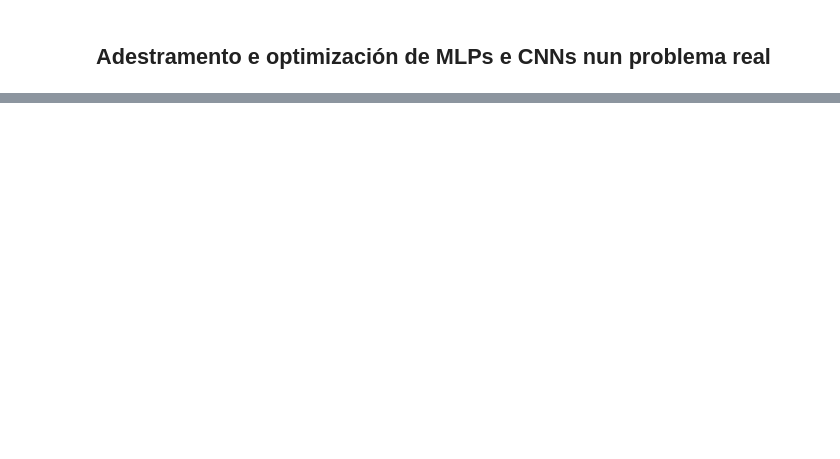
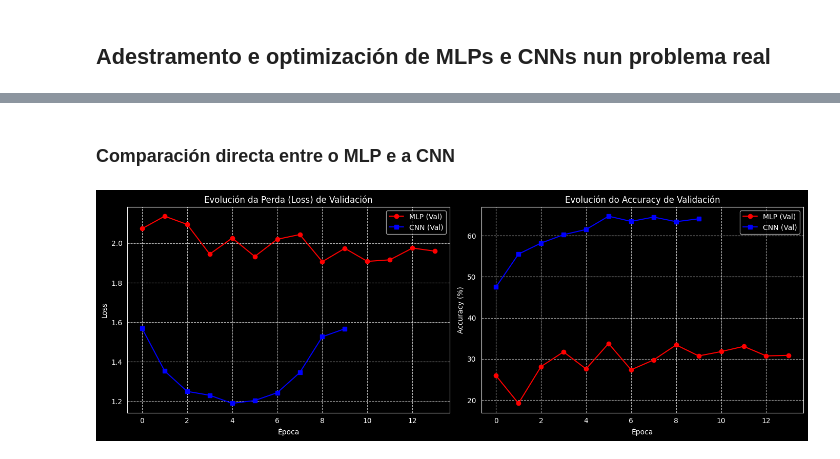
Before and after one commit to Louiscata/Aprendizaje-Autom-tico, a Jupyter notebook: P3/convolucionalineitor.ipynb, the cells around one changed output, grey strips where cells are left out. Cells and saved outputs as stored; diff of their text form; code cells hidden in the pictures; blank space fills up the shorter version.

```diff
--- a/P3/convolucionalineitor.ipynb
+++ b/P3/convolucionalineitor.ipynb
@@ -263,8 +269,8 @@ Forma del tensor de imágenes (batch_size, canales, alto, ancho): torch.Size([8,
 import torch.optim as optim
 
 device = torch.device("cuda" if torch.cuda.is_available() else "cpu")
-print(f"Adestrando con {device}")
 
+# 76800 neuronas de entrada porque as imaxes teñen un tamaño de 160 * 160 píxeles e 3 valores de RGB en cada un
 mlp_model = MLP(input_neurons=76800, output_neurons=10, hidden_layers=[128, 64]).to(device)
 
 loss_fn = nn.CrossEntropyLoss()
@@ -279,10 +285,10 @@ best_val_loss = float('inf')
 patience_counter = 0
 best_mlp_wts = copy.deepcopy(mlp_model.state_dict())
 
-print("--- Iniciando adestramento do MLP ---")
+print("--- Adestramento do MLP ---")
 for epoch in range(max_epochs):
     # Adestramos e avaliamos
-    train_loss = train(train_loader, mlp_model, loss_fn, optimizer_mlp, device)
+    train_loss = train(train_loader, mlp_model, loss_fn, optimizer_mlp, device, log=True)
     val_loss, val_acc = evaluate(val_loader, mlp_model, loss_fn, device)
 
     mlp_val_losses.append(val_loss)
@@ -291,6 +297,8 @@ for epoch in range(max_epochs):
     print(f"Época {epoch+1:02d} | Train Loss: {train_loss:.4f} | Val Loss: {val_loss:.4f} | Val Acc: {val_acc:.2f}%")
 
     # Early Stopping
+    # Se non houbo mellora de loss, a paciencia se reduce
+    # Cando a paciencia chegue a cero, detense o adestramento por épocas
     if val_loss < best_val_loss:
         best_val_loss = val_loss
         patience_counter = 0
@@ -298,7 +306,7 @@ for epoch in range(max_epochs):
     else:
         patience_counter += 1
         if patience_counter >= patience:
-            print(f"-> Parada temperá na época {epoch+1}!")
+            print(f"-> Produciuse early stopping na época {epoch+1}!")
             break
 
 # Restauramos os mellores pesos obtidos
@@ -325,5 +335,5 @@ MLP adestrado e mellor modelo cargado.
 # %%
-# 1. Instanciamos a CNN
+# Instanciamos a CNN
 cnn_model = CNN(input_channels=3,
                 conv_layers=3,
                 first_conv_filters=16,
@@ -342,9 +352,10 @@ best_val_loss = float('inf')
 patience_counter = 0
 best_cnn_wts = copy.deepcopy(cnn_model.state_dict())
 
+# Bucle análogo ao do MLP
 print("--- Iniciando adestramento da CNN ---")
 for epoch in range(max_epochs):
-    train_loss = train(train_loader, cnn_model, loss_fn, optimizer_cnn, device)
+    train_loss = train(train_loader, cnn_model, loss_fn, optimizer_cnn, device, log=True)
     val_loss, val_acc = evaluate(val_loader, cnn_model, loss_fn, device)
 
     cnn_val_losses.append(val_loss)
@@ -359,7 +370,7 @@ for epoch in range(max_epochs):
     else:
         patience_counter += 1
         if patience_counter >= patience:
-            print(f"-> Parada temperá na época {epoch+1}!")
+            print(f"-> Early Stopping na época {epoch+1}!")
             break
 
 cnn_model.load_state_dict(best_cnn_wts)
@@ -379 +395,30 @@ print("CNN adestrada e mellor modelo cargado.")
 CNN adestrada e mellor modelo cargado.
+# %% [markdown]
+### Comparación directa entre o MLP e a CNN
+# %%
+import matplotlib.pyplot as plt
+
+fig, (ax1, ax2) = plt.subplots(1, 2, figsize=(14, 5))
+
+# Gráfica de Loss
+ax1.plot(mlp_val_losses, label='MLP (Val)', color='red', marker='o')
+ax1.plot(cnn_val_losses, label='CNN (Val)', color='blue', marker='s')
+ax1.set_title('Evolución da Perda (Loss) de Validación')
+ax1.set_xlabel('Época')
+ax1.set_ylabel('Loss')
+ax1.legend()
+ax1.grid(True, linestyle='--', alpha=0.7)
+
+# Gráfica de Accuracy
+ax2.plot(mlp_val_accs, label='MLP (Val)', color='red', marker='o')
+ax2.plot(cnn_val_accs, label='CNN (Val)', color='blue', marker='s')
+ax2.set_title('Evolución do Accuracy de Validación')
+ax2.set_xlabel('Época')
+ax2.set_ylabel('Accuracy (%)')
+ax2.legend()
+ax2.grid(True, linestyle='--', alpha=0.7)
+
+plt.tight_layout()
+plt.show()
+# %% [output]
+[figure, added]
```
Also changed, not shown: parts of 15 cells of this notebook.
